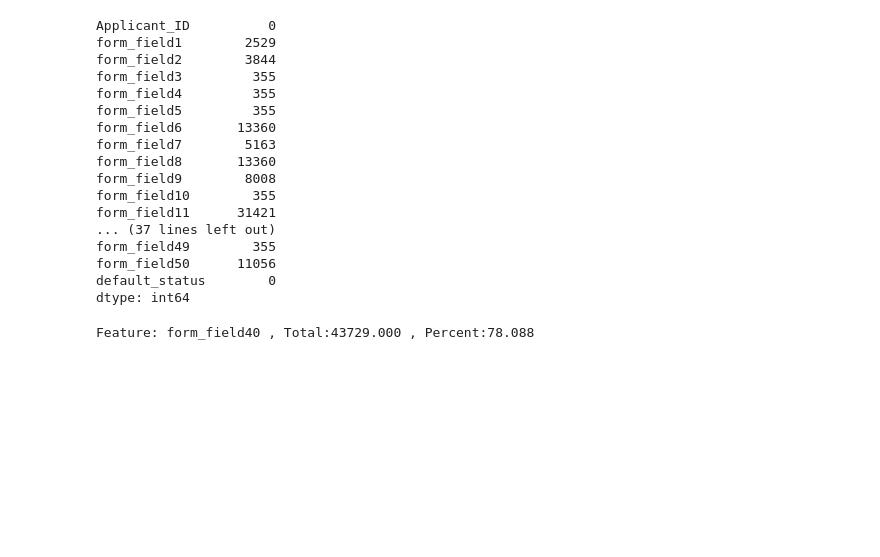
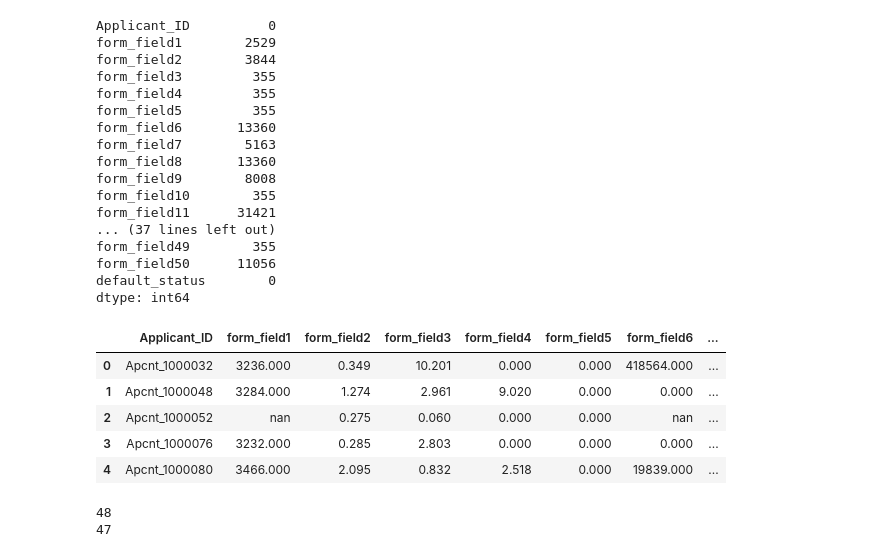
Before and after one commit to Ayanlola2002/DATA-SCIENCE-PROJECTS, a Jupyter notebook: DSN_BOOTCAMP_2020.ipynb, the cells around one changed output. Saved outputs shown, nothing was run; the diff lists cells and outputs as text; code cells hidden in the pictures; blank space fills up the shorter version.

```diff
--- a/DSN_BOOTCAMP_2020.ipynb
+++ b/DSN_BOOTCAMP_2020.ipynb
@@ -47,17 +59,22 @@ form_field49        355
 form_field50      11056
 default_status        0
 dtype: int64
-# %%
-def Missing_Values(df):
-    Missing_Data=df.isnull().sum().reset_index().rename(columns={'index':'Fuel_label',0:'Missing_Values'})
-    Feature_Value=Missing_Data[Missing_Data['Missing_Values']==Missing_Data['Missing_Values'].max()]['Fuel_label'].tolist()[0]
-    Total_Value=Missing_Data[Missing_Data['Missing_Values']==Missing_Data['Missing_Values'].max()]['Missing_Values'].tolist()[0]
-    Percent_Value=100*(Missing_Data[Missing_Data['Missing_Values']==Missing_Data['Missing_Values'].max()]['Missing_Values'].tolist()[0]/len(df))
-    print('Feature:',Feature_Value ,',', f'Total:{Total_Value:.3f}',',',f'Percent:{Percent_Value:.3f}')
-
-Missing_Values(df)
-# %% [output]
-Feature: form_field40 , Total:43729.000 , Percent:78.088
+# %%
+test_df.head()
+# %% [output]
+|  | Applicant_ID | form_field1 | form_field2 | form_field3 | form_field4 | form_field5 | form_field6 | ... |
+| 0 | Apcnt_1000032 | 3236.000 | 0.349 | 10.201 | 0.000 | 0.000 | 418564.000 | ... |
+| 1 | Apcnt_1000048 | 3284.000 | 1.274 | 2.961 | 9.020 | 0.000 | 0.000 | ... |
+| 2 | Apcnt_1000052 | nan | 0.275 | 0.060 | 0.000 | 0.000 | nan | ... |
+| 3 | Apcnt_1000076 | 3232.000 | 0.285 | 2.803 | 0.000 | 0.000 | 0.000 | ... |
+| 4 | Apcnt_1000080 | 3466.000 | 2.095 | 0.832 | 2.518 | 0.000 | 19839.000 | ... |
+# %%
+
+print(train_df.isnull().any(axis=0).sum())
+print(test_df.isnull().any(axis=0).sum())
+# %% [output]
+48
+47
 # %%
 def missing_values_table(df):
         mis_val = df.isnull().sum()
```
Also changed, not shown: parts of 20 cells of this notebook.
